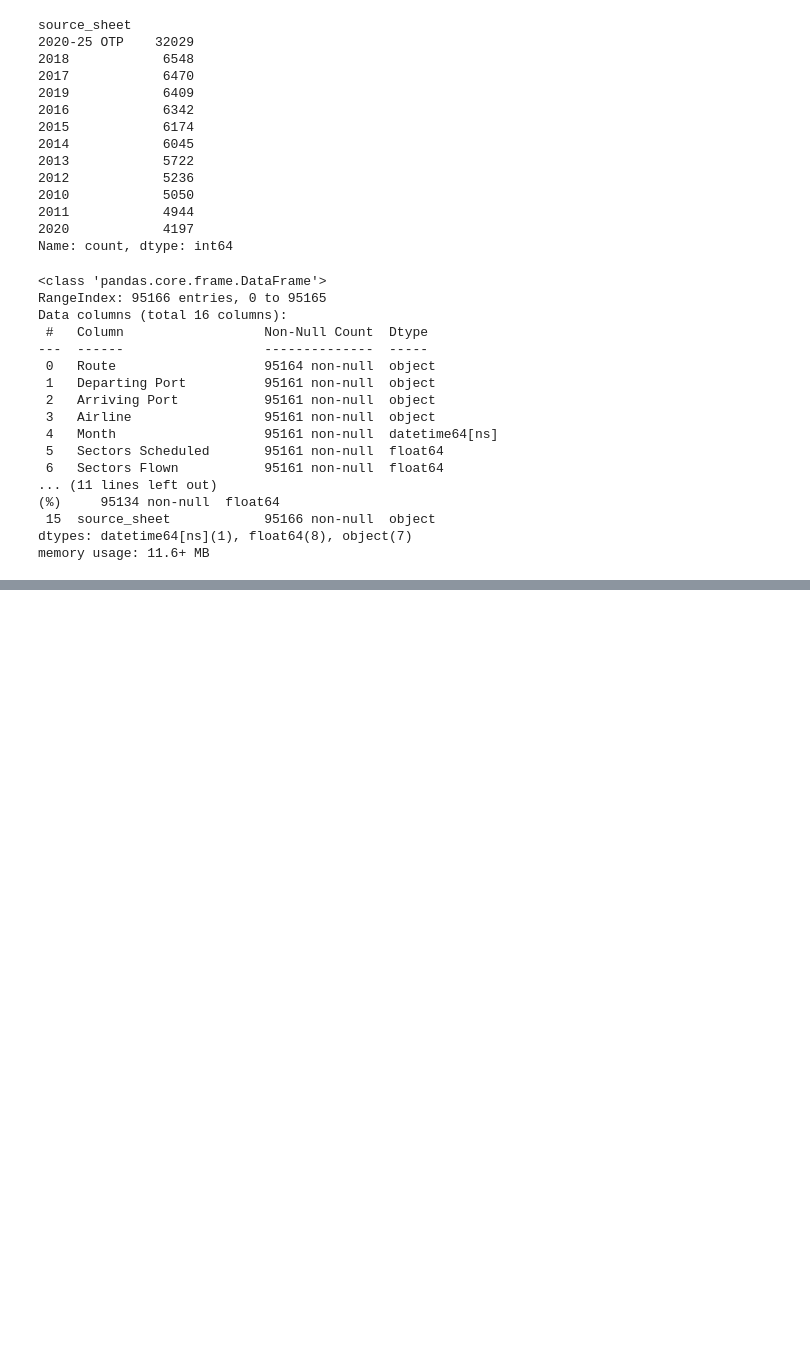
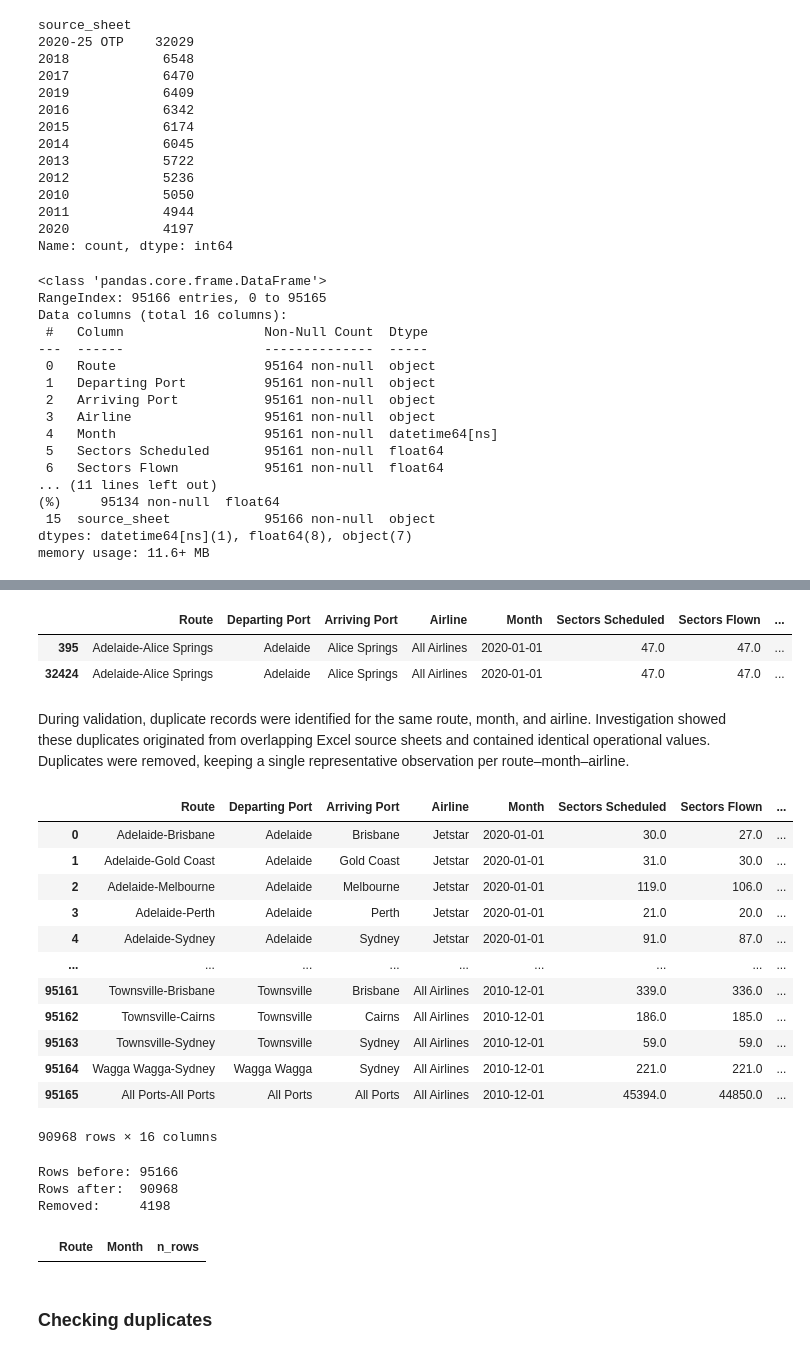
Before and after one commit to gabi-f-amaral/flight-cancellations, a Jupyter notebook: notebooks/01_data_loading_and_quality.ipynb, the cells around one changed output, grey strips where cells are left out. Cells and saved outputs as stored; diff of their text form; code cells hidden in the pictures; blank space fills up the shorter version.

```diff
--- a/notebooks/01_data_loading_and_quality.ipynb
+++ b/notebooks/01_data_loading_and_quality.ipynb
@@ -107,0 +193,57 @@ flights.to_csv("../data/raw/flights_raw_combined.csv", index=False)
+# %%
+example = flights[
+    (flights['Route'] == 'Adelaide-Alice Springs') &
+    (flights['Month'] == '2020-01-01') &
+    (flights['Airline'].str.lower() == 'all airlines')
+]
+
+example
+# %% [output]
+|  | Route | Departing Port | Arriving Port | Airline | Month | Sectors Scheduled | Sectors Flown | ... |
+| 395 | Adelaide-Alice Springs | Adelaide | Alice Springs | All Airlines | 2020-01-01 | 47.0 | 47.0 | ... |
+| 32424 | Adelaide-Alice Springs | Adelaide | Alice Springs | All Airlines | 2020-01-01 | 47.0 | 47.0 | ... |
+# %% [markdown]
+During validation, duplicate records were identified for the same route, month, and airline.
+Investigation showed these duplicates originated from overlapping Excel source sheets and contained identical operational values.
+Duplicates were removed, keeping a single representative observation per route–month–airline.
+# %%
+flights_no_duplicates = flights.drop_duplicates(subset=['Route', 'Month', 'Airline'], keep='first')
+flights_no_duplicates
+# %% [output]
+|  | Route | Departing Port | Arriving Port | Airline | Month | Sectors Scheduled | Sectors Flown | ... |
+| 0 | Adelaide-Brisbane | Adelaide | Brisbane | Jetstar | 2020-01-01 | 30.0 | 27.0 | ... |
+| 1 | Adelaide-Gold Coast | Adelaide | Gold Coast | Jetstar | 2020-01-01 | 31.0 | 30.0 | ... |
+| 2 | Adelaide-Melbourne | Adelaide | Melbourne | Jetstar | 2020-01-01 | 119.0 | 106.0 | ... |
+| 3 | Adelaide-Perth | Adelaide | Perth | Jetstar | 2020-01-01 | 21.0 | 20.0 | ... |
+| 4 | Adelaide-Sydney | Adelaide | Sydney | Jetstar | 2020-01-01 | 91.0 | 87.0 | ... |
+| ... | ... | ... | ... | ... | ... | ... | ... | ... |
+| 95161 | Townsville-Brisbane | Townsville | Brisbane | All Airlines | 2010-12-01 | 339.0 | 336.0 | ... |
+| 95162 | Townsville-Cairns | Townsville | Cairns | All Airlines | 2010-12-01 | 186.0 | 185.0 | ... |
+| 95163 | Townsville-Sydney | Townsville | Sydney | All Airlines | 2010-12-01 | 59.0 | 59.0 | ... |
+| 95164 | Wagga Wagga-Sydney | Wagga Wagga | Sydney | All Airlines | 2010-12-01 | 221.0 | 221.0 | ... |
+| 95165 | All Ports-All Ports | All Ports | All Ports | All Airlines | 2010-12-01 | 45394.0 | 44850.0 | ... |
+90968 rows × 16 columns
+# %%
+before = flights.shape[0]
+after = flights_no_duplicates.shape[0]
+
+print(f"Rows before: {before}")
+print(f"Rows after:  {after}")
+print(f"Removed:     {before - after}")
+# %% [output]
+Rows before: 95166
+Rows after:  90968
+Removed:     4198
+# %%
+check = (
+    flights_no_duplicates[flights_no_duplicates['Airline'] == 'All Airlines']
+    .groupby(['Route', 'Month'])
+    .size()
+    .reset_index(name='n_rows')
+)
+
+check[check['n_rows'] > 1]
+# %% [output]
+|  | Route | Month | n_rows |
+# %% [markdown]
+### Checking duplicates
```
Also changed, not shown: parts of 39 cells of this notebook.
